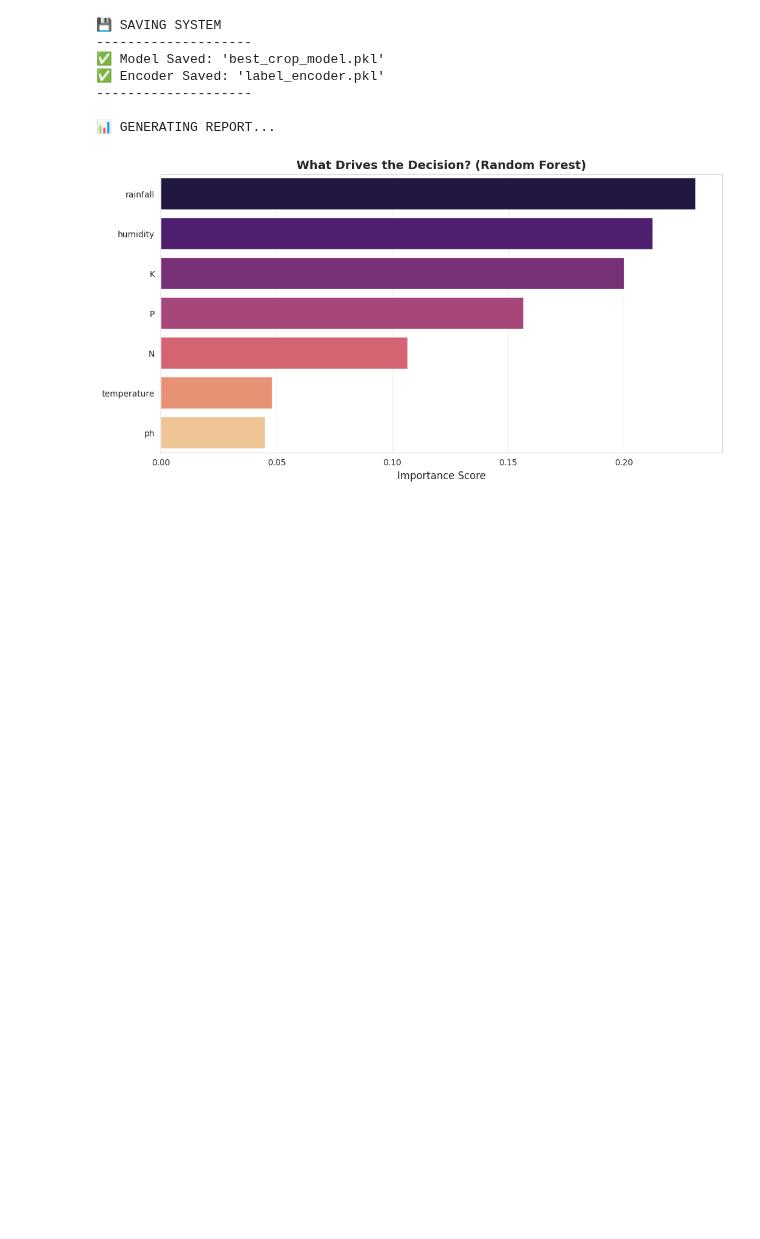
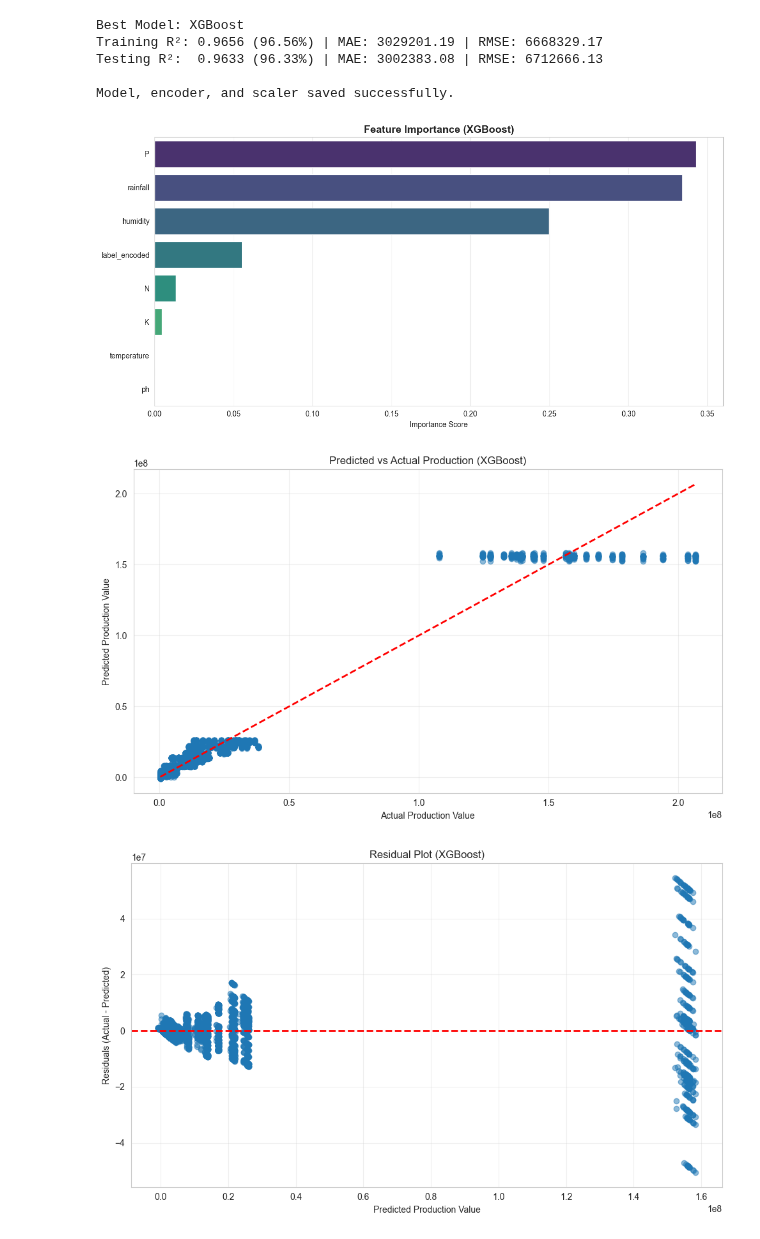
Before and after one commit to springboardmentor2468a-lab/AgriYield, a Jupyter notebook: AI_Agriyield_Predictor.ipynb, the cells around one changed output. Cells and saved outputs as stored; diff of their text form; code cells hidden in the pictures; blank space fills up the shorter version.

```diff
--- a/AI_Agriyield_Predictor.ipynb
+++ b/AI_Agriyield_Predictor.ipynb
@@ -509,56 +367,70 @@ print("="*40)
 # %%
-# Task 12: Visualization & Saving (The Showcase)
+# Task 12: Visualization & Saving
 import joblib
+import pandas as pd
 import matplotlib.pyplot as plt
 import seaborn as sns
 import numpy as np
 
-# 1. Save the Goods
-print("💾 SAVING SYSTEM")
-print("-" * 20)
-joblib.dump(final_model, 'best_crop_model.pkl')
+print(f"Best Model: {best_model_name}")
+print(f"Training R²: {tuned_train_r2:.4f} ({tuned_train_r2*100:.2f}%) | MAE: {tuned_train_mae:.2f} | RMSE: {tuned_train_rmse:.2f}")
+print(f"Testing R²:  {tuned_test_r2:.4f} ({tuned_test_r2*100:.2f}%) | MAE: {tuned_test_mae:.2f} | RMSE: {tuned_test_rmse:.2f}")
+
+joblib.dump(final_model, 'best_yield_model.pkl')
 joblib.dump(le, 'label_encoder.pkl')
-print("✅ Model Saved: 'best_crop_model.pkl'")
-print("✅ Encoder Saved: 'label_encoder.pkl'")
-print("-" * 20)
+joblib.dump(scaler, 'scaler.pkl')
+print("\nModel, encoder, and scaler saved successfully.")
 
-# 2. Visualize Feature Importance
-print("\n📊 GENERATING REPORT...")
-
-# Get importance (works for all model types)
+# Feature importance
 if hasattr(final_model, 'feature_importances_'):
     importances = final_model.feature_importances_
 else:
-    importances = np.mean(np.abs(final_model.coef_), axis=0)
+    importances = np.abs(final_model.coef_)
 
-# Make a pretty dataframe
 feature_df = pd.DataFrame({
-    'Nutrient/Factor': X.columns,
+    'Feature': X.columns,
     'Importance': importances
 }).sort_values(by='Importance', ascending=False)
 
-# Plot with 'magma' palette (looks very sci-fi)
 plt.figure(figsize=(12, 6))
-sns.barplot(
-    x='Importance',
-    y='Nutrient/Factor',
-    data=feature_df,
-    palette='magma',
-    hue='Nutrient/Factor',
-    legend=False
-)
-plt.title(f'What Drives the Decision? ({best_model_name})', fontsize=14, fontweight='bold')
-plt.xlabel('Importance Score', fontsize=12)
+sns.barplot(x='Importance', y='Feature', data=feature_df, palette='viridis', hue='Feature', legend=False)
+plt.title(f'Feature Importance ({best_model_name})', fontsize=14, fontweight='bold')
+plt.xlabel('Importance Score')
 plt.ylabel('')
 plt.grid(axis='x', alpha=0.3)
+plt.tight_layout()
 plt.show()
+
+# Prediction vs Actual Plot (Regression visualization)
+test_pred = final_model.predict(X_test)
+plt.figure(figsize=(10, 6))
+plt.scatter(y_test, test_pred, alpha=0.5)
+plt.plot([y_test.min(), y_test.max()], [y_test.min(), y_test.max()], 'r--', lw=2)
+plt.xlabel('Actual Production Value')
+plt.ylabel('Predicted Production Value')
+plt.title(f'Predicted vs Actual Production ({best_model_name})')
+plt.grid(alpha=0.3)
+plt.tight_layout()
+plt.show()
+
+# Residual Plot
+residuals = y_test - test_pred
+plt.figure(figsize=(10, 6))
+plt.scatter(test_pred, residuals, alpha=0.5)
+plt.axhline(y=0, color='r', linestyle='--', lw=2)
+plt.xlabel('Predicted Production Value')
+plt.ylabel('Residuals (Actual - Predicted)')
+plt.title(f'Residual Plot ({best_model_name})')
+plt.grid(alpha=0.3)
+plt.tight_layout()
+plt.show()
 # %% [output]
-💾 SAVING SYSTEM
---------------------
-✅ Model Saved: 'best_crop_model.pkl'
-✅ Encoder Saved: 'label_encoder.pkl'
---------------------
+Best Model: XGBoost
+Training R²: 0.9656 (96.56%) | MAE: 3029201.19 | RMSE: 6668329.17
+Testing R²:  0.9633 (96.33%) | MAE: 3002383.08 | RMSE: 6712666.13
 
-📊 GENERATING REPORT...
+Model, encoder, and scaler saved successfully.
-[figure, old version]
+[figure, new version]
+[figure, added]
+[figure, added]
 # %%
```
Also changed, not shown: parts of 12 cells of this notebook, 7 other files.
